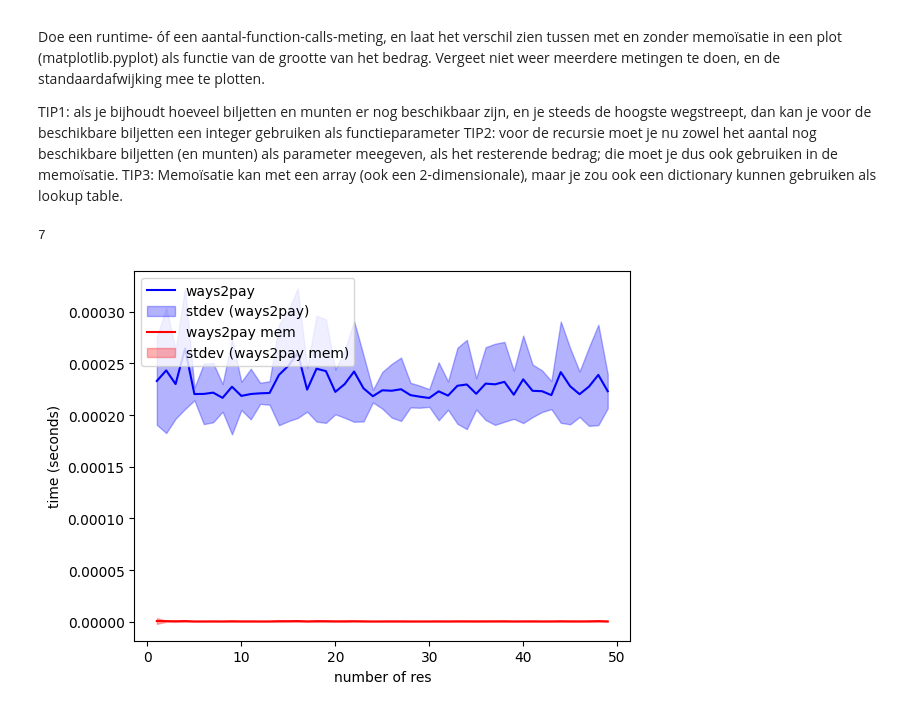
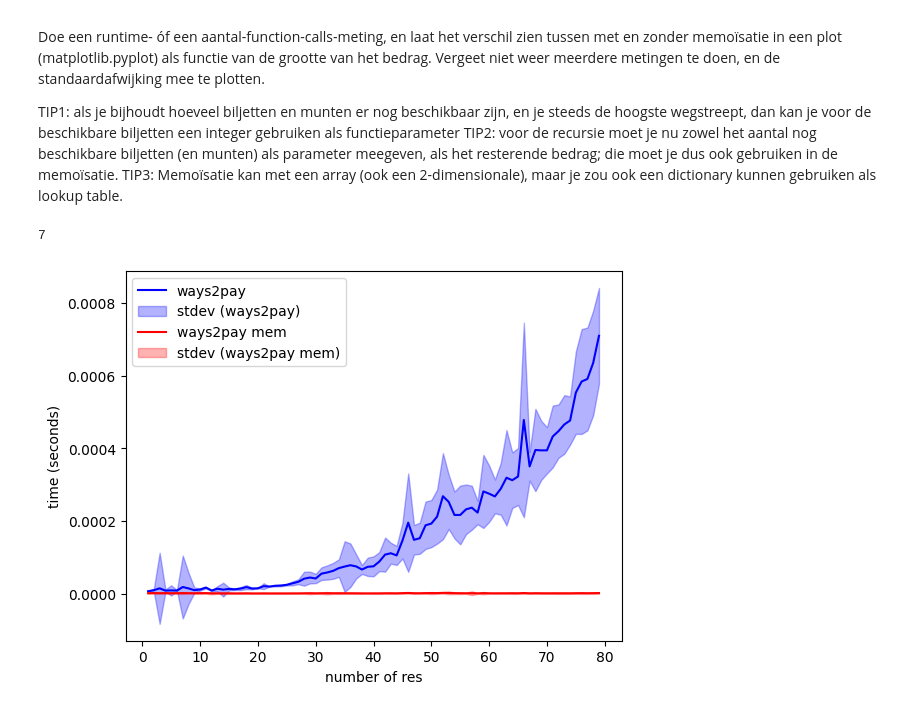
Before and after one commit to LFGaming/ALDS, a Jupyter notebook: ALDS1 - Complexity.ipynb, the cells around one changed output. Cells and saved outputs as stored; diff of their text form; code cells hidden in the pictures.

```diff
--- a/ALDS1 - Complexity.ipynb
+++ b/ALDS1 - Complexity.ipynb
@@ -537,12 +537,12 @@ mean_std_max = []
 stdev_std_max = []
 mean_my_max = []
 stdev_my_max = []
-meetpunten = list(range(1, 50))
+meetpunten = list(range(1, 80))
 for i in meetpunten:
     std = []
     my = []
     for j in range(200):  # 200 metingen per datapunt
-        numb = 70
+        numb = i
         t1 = time.perf_counter()
         res = ways2pay(numb)
         t2 = time.perf_counter()
@@ -553,31 +553,31 @@ for i in meetpunten:
         my.append(t2 - t1)
     mean_std_max.append(stats.mean(std))
     stdev_std_max.append(stats.stdev(std))
     mean_my_max.append(stats.mean(my))
     stdev_my_max.append(stats.stdev(my))
 
 # En dan de plot-code gemaakt met Matplotlib
 # Zie bijvoorbeeld de tutorial: https://matplotlib.org/tutorials/introductory/pyplot.html
 plt.plot(meetpunten, mean_std_max, "b-")
 plt.fill_between(
     meetpunten,
     np.array(mean_std_max) - np.array(stdev_std_max),
     np.array(mean_std_max) + np.array(stdev_std_max),
     color="b",
     alpha=0.3,
 )
 plt.plot(meetpunten, mean_my_max, "r-")
 plt.fill_between(
     meetpunten,
     np.array(mean_my_max) - np.array(stdev_my_max),
     np.array(mean_my_max) + np.array(stdev_my_max),
     color="r",
     alpha=0.3,
 )
 plt.xlabel("number of res")
 plt.ylabel("time (seconds)")
 plt.legend(["ways2pay", "stdev (ways2pay)", "ways2pay mem", "stdev (ways2pay mem)"], loc="upper left")
 plt.show()
 # %% [output]
 7
-[figure, old version]
+[figure, new version]
```
Also changed, not shown: parts of 5 cells of this notebook.
